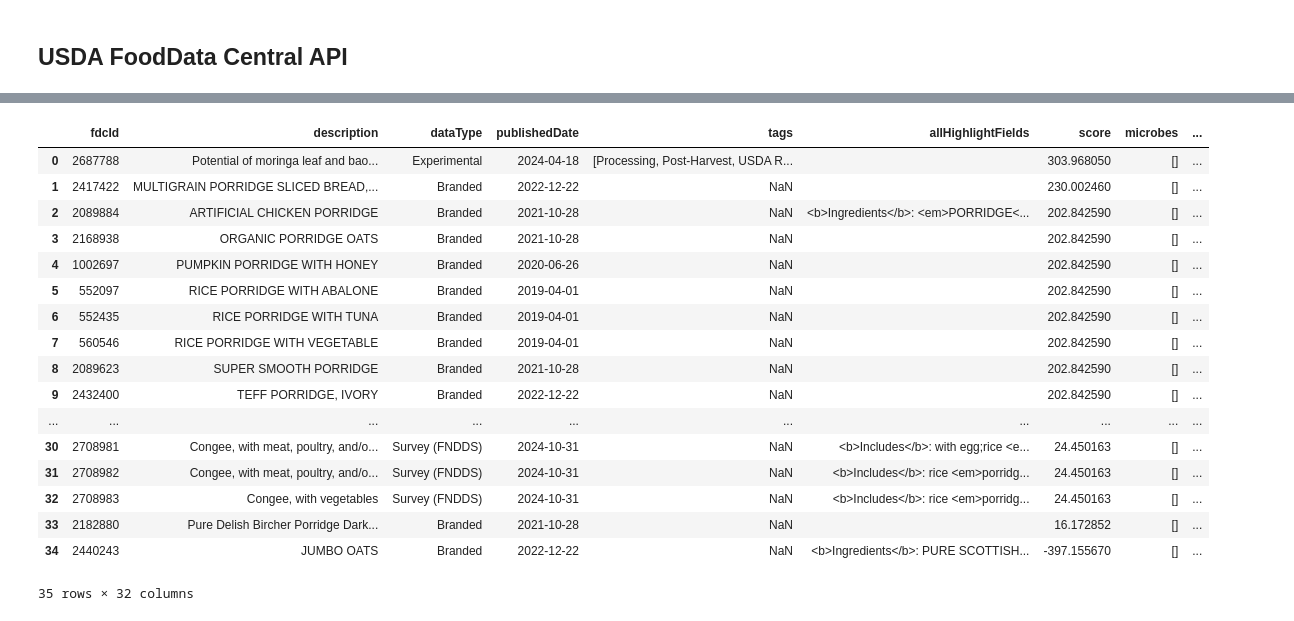
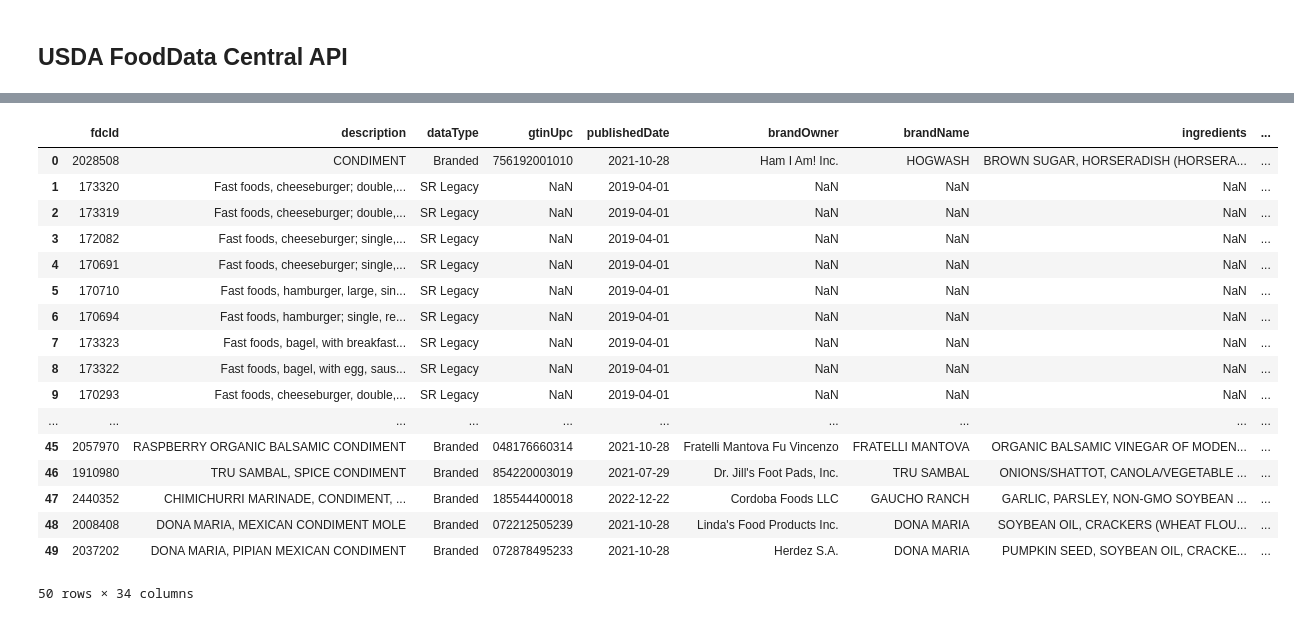
Before and after one commit to chelseanbr/smolvlm-nutrition-vqa, a Jupyter notebook: notebooks/01-get-iron.ipynb, the cells around one changed output, grey strips where cells are left out. Cells and saved outputs as stored; diff of their text form; code cells hidden in the pictures.

```diff
--- a/notebooks/01-get-iron.ipynb
+++ b/notebooks/01-get-iron.ipynb
@@ -268,31 +296,31 @@ ingredients_df.loc[ingredients_df['found']==False]
 # %%
 # Search for food
-ingredient = 'porridge'
+ingredient = 'condiment'
 food_query = ingredient
 r = requests.get(f'https://api.nal.usda.gov/fdc/v1/foods/search?api_key={api_key}&query={food_query}&dataType=Foundation')
 data = r.json()
 data_df = pd.DataFrame.from_dict(data['foods'])
 if len(data_df) == 0:  # Data not found
     r = requests.get(f'https://api.nal.usda.gov/fdc/v1/foods/search?api_key={api_key}&query={food_query}')
     data = r.json()
     data_df = pd.DataFrame.from_dict(data['foods'])
 data_df
 # %% [output]
-|  | fdcId | description | dataType | publishedDate | tags | allHighlightFields | score | microbes | ... |
-| 0 | 2687788 | Potential of moringa leaf and bao... | Experimental | 2024-04-18 | [Processing, Post-Harvest, USDA R... |  | 303.968050 | [] | ... |
-| 1 | 2417422 | MULTIGRAIN PORRIDGE SLICED BREAD,... | Branded | 2022-12-22 | NaN |  | 230.002460 | [] | ... |
-| 2 | 2089884 | ARTIFICIAL CHICKEN PORRIDGE | Branded | 2021-10-28 | NaN | <b>Ingredients</b>: <em>PORRIDGE<... | 202.842590 | [] | ... |
-| 3 | 2168938 | ORGANIC PORRIDGE OATS | Branded | 2021-10-28 | NaN |  | 202.842590 | [] | ... |
-| 4 | 1002697 | PUMPKIN PORRIDGE WITH HONEY | Branded | 2020-06-26 | NaN |  | 202.842590 | [] | ... |
-| 5 | 552097 | RICE PORRIDGE WITH ABALONE | Branded | 2019-04-01 | NaN |  | 202.842590 | [] | ... |
-| 6 | 552435 | RICE PORRIDGE WITH TUNA | Branded | 2019-04-01 | NaN |  | 202.842590 | [] | ... |
-| 7 | 560546 | RICE PORRIDGE WITH VEGETABLE | Branded | 2019-04-01 | NaN |  | 202.842590 | [] | ... |
-| 8 | 2089623 | SUPER SMOOTH PORRIDGE | Branded | 2021-10-28 | NaN |  | 202.842590 | [] | ... |
-| 9 | 2432400 | TEFF PORRIDGE, IVORY | Branded | 2022-12-22 | NaN |  | 202.842590 | [] | ... |
+|  | fdcId | description | dataType | gtinUpc | publishedDate | brandOwner | brandName | ingredients | ... |
+| 0 | 2028508 | CONDIMENT | Branded | 756192001010 | 2021-10-28 | Ham I Am! Inc. | HOGWASH | BROWN SUGAR, HORSERADISH (HORSERA... | ... |
+| 1 | 173320 | Fast foods, cheeseburger; double,... | SR Legacy | NaN | 2019-04-01 | NaN | NaN | NaN | ... |
+| 2 | 173319 | Fast foods, cheeseburger; double,... | SR Legacy | NaN | 2019-04-01 | NaN | NaN | NaN | ... |
+| 3 | 172082 | Fast foods, cheeseburger; single,... | SR Legacy | NaN | 2019-04-01 | NaN | NaN | NaN | ... |
+| 4 | 170691 | Fast foods, cheeseburger; single,... | SR Legacy | NaN | 2019-04-01 | NaN | NaN | NaN | ... |
+| 5 | 170710 | Fast foods, hamburger, large, sin... | SR Legacy | NaN | 2019-04-01 | NaN | NaN | NaN | ... |
+| 6 | 170694 | Fast foods, hamburger; single, re... | SR Legacy | NaN | 2019-04-01 | NaN | NaN | NaN | ... |
+| 7 | 173323 | Fast foods, bagel, with breakfast... | SR Legacy | NaN | 2019-04-01 | NaN | NaN | NaN | ... |
+| 8 | 173322 | Fast foods, bagel, with egg, saus... | SR Legacy | NaN | 2019-04-01 | NaN | NaN | NaN | ... |
+| 9 | 170293 | Fast foods, cheeseburger, double,... | SR Legacy | NaN | 2019-04-01 | NaN | NaN | NaN | ... |
 | ... | ... | ... | ... | ... | ... | ... | ... | ... | ... |
-| 30 | 2708981 | Congee, with meat, poultry, and/o... | Survey (FNDDS) | 2024-10-31 | NaN | <b>Includes</b>: with egg;rice <e... | 24.450163 | [] | ... |
-| 31 | 2708982 | Congee, with meat, poultry, and/o... | Survey (FNDDS) | 2024-10-31 | NaN | <b>Includes</b>: rice <em>porridg... | 24.450163 | [] | ... |
-| 32 | 2708983 | Congee, with vegetables | Survey (FNDDS) | 2024-10-31 | NaN | <b>Includes</b>: rice <em>porridg... | 24.450163 | [] | ... |
-| 33 | 2182880 | Pure Delish Bircher Porridge Dark... | Branded | 2021-10-28 | NaN |  | 16.172852 | [] | ... |
-| 34 | 2440243 | JUMBO OATS | Branded | 2022-12-22 | NaN | <b>Ingredients</b>: PURE SCOTTISH... | -397.155670 | [] | ... |
+| 45 | 2057970 | RASPBERRY ORGANIC BALSAMIC CONDIMENT | Branded | 048176660314 | 2021-10-28 | Fratelli Mantova Fu Vincenzo | FRATELLI MANTOVA | ORGANIC BALSAMIC VINEGAR OF MODEN... | ... |
+| 46 | 1910980 | TRU SAMBAL, SPICE CONDIMENT | Branded | 854220003019 | 2021-07-29 | Dr. Jill's Foot Pads, Inc. | TRU SAMBAL | ONIONS/SHATTOT, CANOLA/VEGETABLE ... | ... |
+| 47 | 2440352 | CHIMICHURRI MARINADE, CONDIMENT, ... | Branded | 185544400018 | 2022-12-22 | Cordoba Foods LLC | GAUCHO RANCH | GARLIC, PARSLEY, NON-GMO SOYBEAN ... | ... |
+| 48 | 2008408 | DONA MARIA, MEXICAN CONDIMENT MOLE | Branded | 072212505239 | 2021-10-28 | Linda's Food Products Inc. | DONA MARIA | SOYBEAN OIL, CRACKERS (WHEAT FLOU... | ... |
+| 49 | 2037202 | DONA MARIA, PIPIAN MEXICAN CONDIMENT | Branded | 072878495233 | 2021-10-28 | Herdez S.A. | DONA MARIA | PUMPKIN SEED, SOYBEAN OIL, CRACKE... | ... |
-35 rows × 32 columns
+50 rows × 34 columns
```
Also changed, not shown: parts of 10 cells of this notebook, 1 other file.
